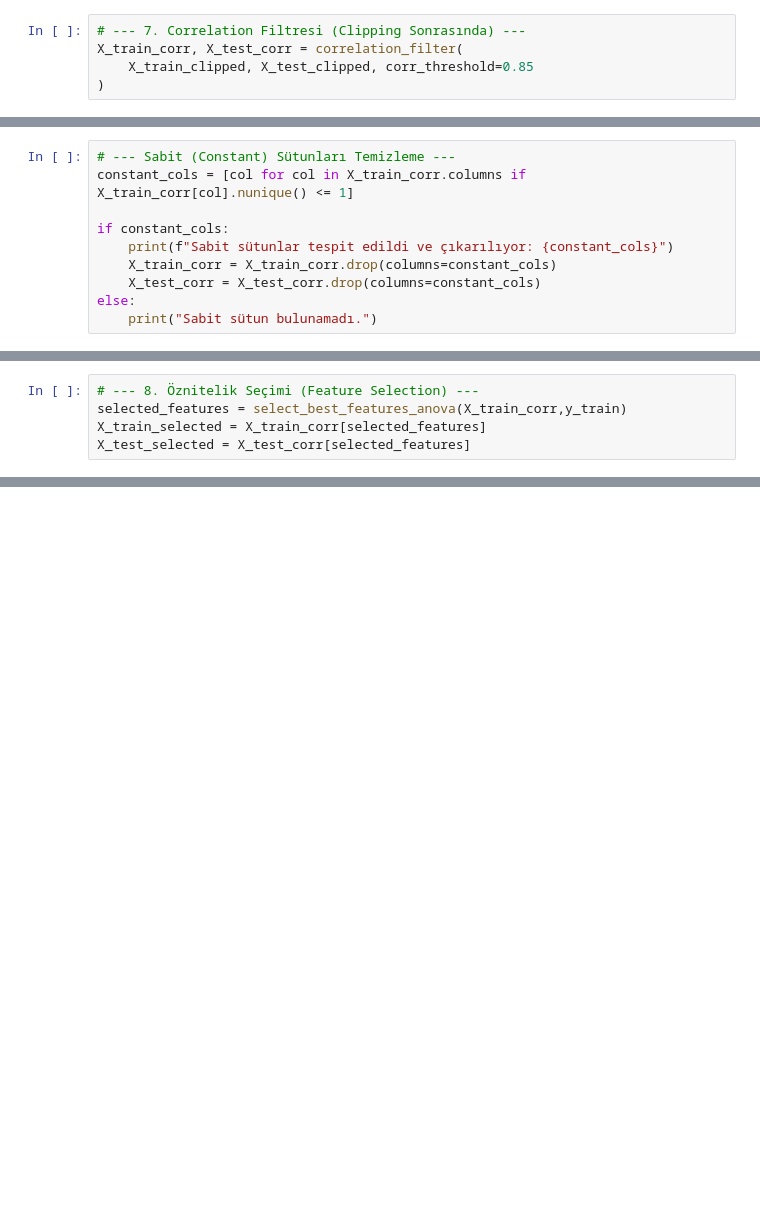
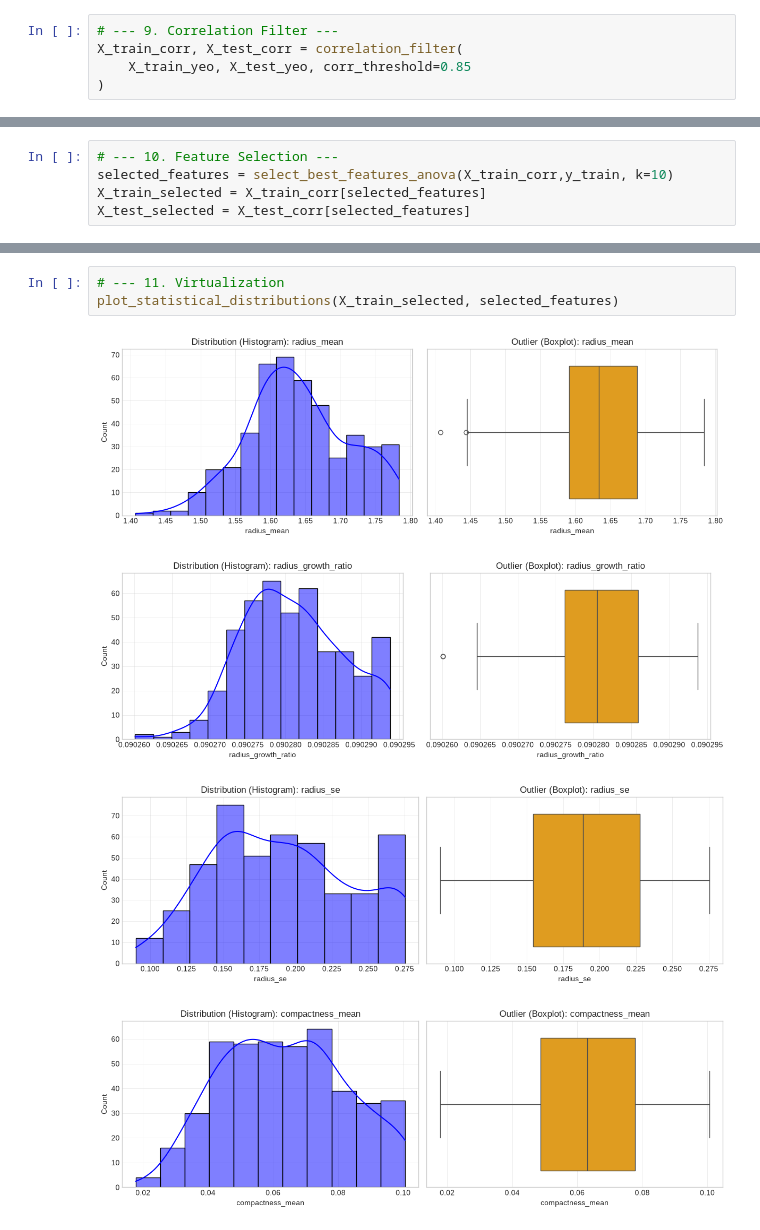
Before and after one commit to JibrilGY/FastApiProject, a Jupyter notebook: data_analysis/cancer_analysis.ipynb, the cells around one changed output, grey strips where cells are left out. Drawn from its saved outputs; the diff is of its cells as text; blank space fills up the shorter version.

```diff
--- a/data_analysis/cancer_analysis.ipynb
+++ b/data_analysis/cancer_analysis.ipynb
@@ -130,6 +137,6 @@ X_train_clipped, X_test_clipped, outlier_summary = apply_iqr_clipping(X_train, X
 # %%
-# --- 7. Correlation Filtresi (Clipping Sonrasında) ---
+# --- 9. Correlation Filter ---
 X_train_corr, X_test_corr = correlation_filter(
-    X_train_clipped, X_test_clipped, corr_threshold=0.85
+    X_train_yeo, X_test_yeo, corr_threshold=0.85
 )
 # %% [output]
@@ -137,10 +143,0 @@ X_train_corr, X_test_corr = correlation_filter(
-# %%
-# --- Sabit (Constant) Sütunları Temizleme ---
-constant_cols = [col for col in X_train_corr.columns if X_train_corr[col].nunique() <= 1]
-
-if constant_cols:
-    print(f"Sabit sütunlar tespit edildi ve çıkarılıyor: {constant_cols}")
-    X_train_corr = X_train_corr.drop(columns=constant_cols)
-    X_test_corr = X_test_corr.drop(columns=constant_cols)
-else:
-    print("Sabit sütun bulunamadı.")
@@ -149,6 +144,6 @@ Sabit sütunlar tespit edildi ve çıkarılıyor: ['Unnamed: 32']
 # %%
-# --- 8. Öznitelik Seçimi (Feature Selection) ---
-selected_features = select_best_features_anova(X_train_corr,y_train)
+# --- 10. Feature Selection ---
+selected_features = select_best_features_anova(X_train_corr,y_train, k=10)
 X_train_selected = X_train_corr[selected_features]
 X_test_selected = X_test_corr[selected_features]
 # %% [output]
@@ -161,0 +162,8 @@ X_test_selected = X_test_corr[selected_features]
+# %%
+# --- 11. Virtualization
+plot_statistical_distributions(X_train_selected, selected_features)
+# %% [output]
+[figure, added]
+[figure, added]
+[figure, added]
+[figure, added]
```
Also changed, not shown: parts of 20 cells of this notebook, 32 other files.
